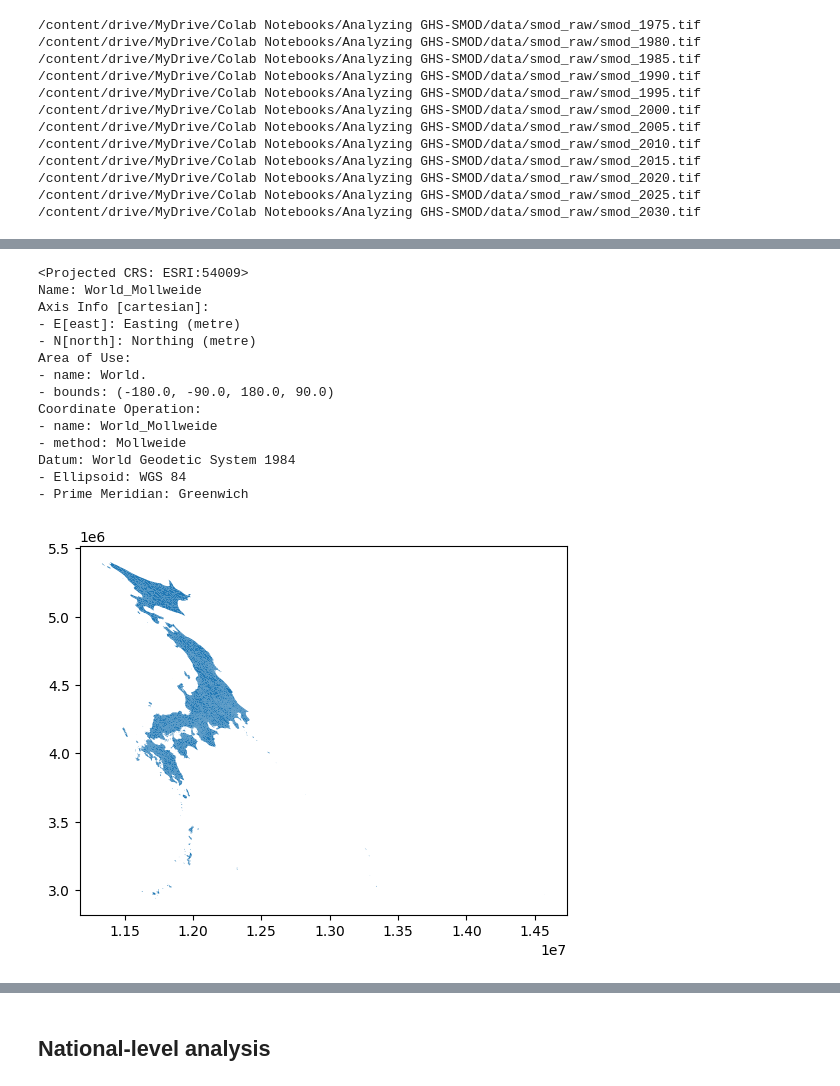
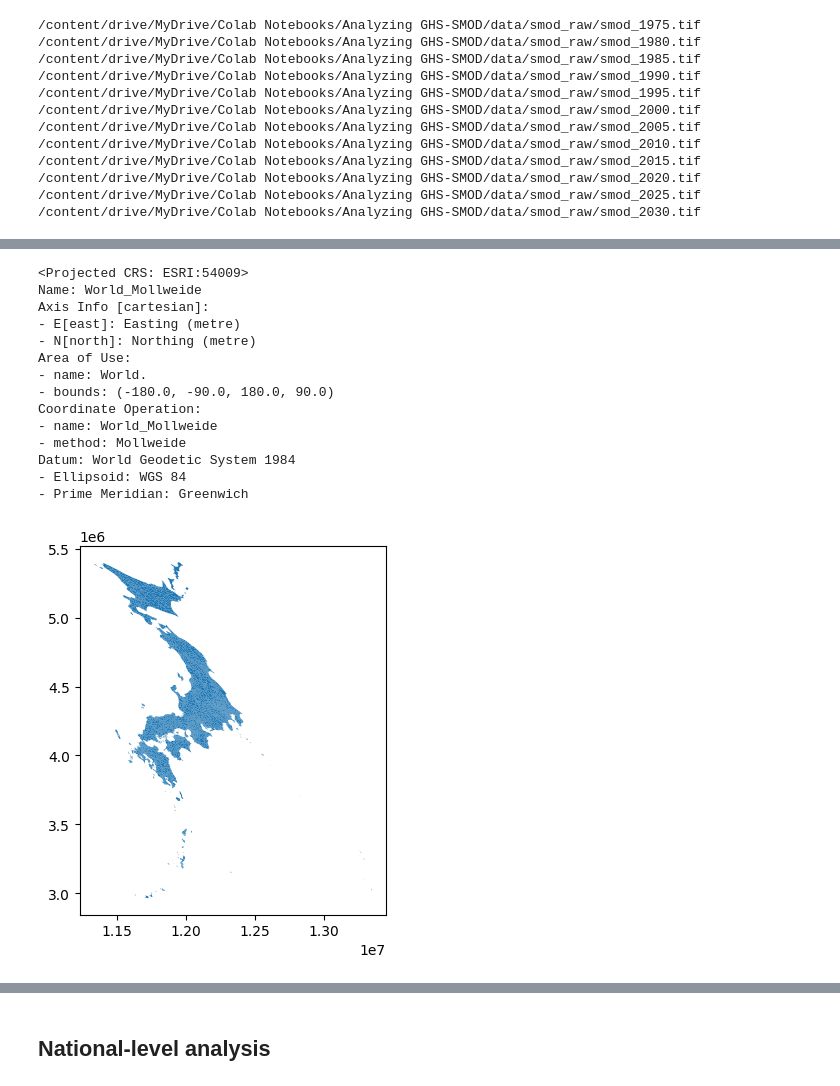
Before and after one commit to worldbank/SMOD_analyzer, a Jupyter notebook: notebooks/SMOD_analyzer.ipynb, the cells around one changed output, grey strips where cells are left out. Drawn from its saved outputs; the diff is of its cells as text; code cells hidden in the pictures.

```diff
--- a/notebooks/SMOD_analyzer.ipynb
+++ b/notebooks/SMOD_analyzer.ipynb
@@ -161,11 +156,8 @@ for i in list_rasters:
 # %%
 # Get a national-level AOI
 # Import: If you have your custom AOI, store that shapefile and specify it.
-src_aoi = os.path.join(data_loc, 'shp', 'WB_official_ADM_v20241009', 'WB_GAD_ADM2.shp')
+src_aoi = os.path.join(data_loc, 'shp', 'WHO_adm2', 'GLOBAL_ADM2.shp')
 
 gdf_aoi = tools.vec_import(RW_engine, src_aoi)
-
-# Convert CRS to the CRS of SMOD (i.e. ESRI:54009 - World Mollweide).
-gdf_aoi.to_crs('ESRI:54009', inplace = True)
 # %% [output]
 Vector import complete.
@@ -173 +165,3 @@ GDF size:39521
 EPSG:4326
+# %%
+gdf_aoi = gdf_aoi.query('ENDDATE == "9999/12/31"')
@@ -184,25 +187,25 @@ gdf_aoi.head(5)
 # %%
-str_query = 'WB_A3 == "' + ISO + '"'
+str_query = 'ISO_3_CODE == "' + ISO + '"'
 
 gdf_tar = gdf_aoi.query(str_query).copy()
 gdf_tar.plot()
 gdf_tar.crs
 # %% [output]
 <Projected CRS: ESRI:54009>
 Name: World_Mollweide
 Axis Info [cartesian]:
 - E[east]: Easting (metre)
 - N[north]: Northing (metre)
 Area of Use:
 - name: World.
 - bounds: (-180.0, -90.0, 180.0, 90.0)
 Coordinate Operation:
 - name: World_Mollweide
 - method: Mollweide
 Datum: World Geodetic System 1984
 - Ellipsoid: WGS 84
 - Prime Meridian: Greenwich
-[figure, old version]
+[figure, new version]
 # %%
 gdf_tar
 # %% [output]
```
Also changed, not shown: parts of 18 cells of this notebook.
